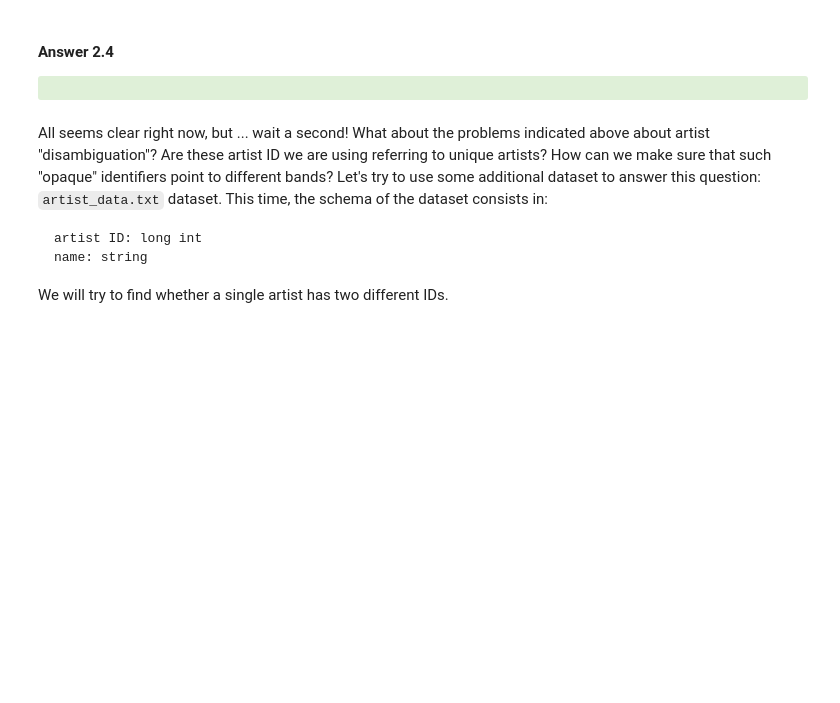
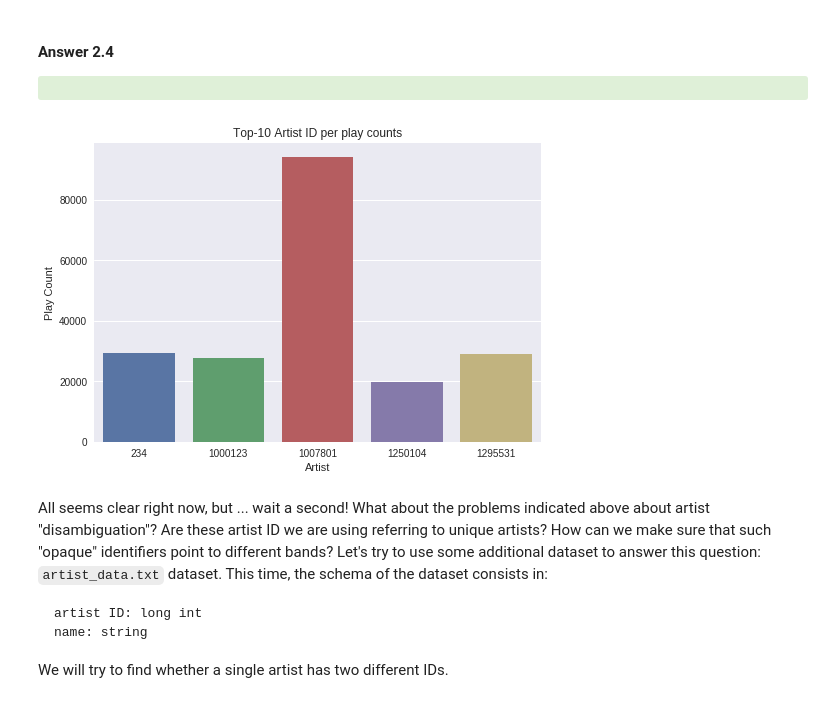
Before and after one commit to sgiammy/AML-course, a Jupyter notebook: RecSys.ipynb, the cells around one changed output. Saved outputs shown, nothing was run; the diff lists cells and outputs as text; code cells hidden in the pictures; blank space fills up the shorter version.

```diff
--- a/RecSys.ipynb
+++ b/RecSys.ipynb
@@ -390,12 +440,14 @@ Comment the figure you just obtained:
 # %%
 top5_artistPopularity = artistPopularity[:5]
 pdf                   = pd.DataFrame(data=top5_artistPopularity)
-ax                    = sns.barplot(x="artistID", y="playCount", data=pdf)
+ax                    = sns.barplot(x=pdf[0], y=pdf[1])
 
 plt.ylabel('Play Count')
 plt.xlabel('Artist')
 plt.title('Top-10 Artist ID per play counts')
 plt.show()
+# %% [output]
+[figure, added]
 # %% [markdown]
 All seems clear right now, but ... wait a second! What about the problems indicated above about artist "disambiguation"? Are these artist ID we are using referring to unique artists? How can we make sure that such "opaque" identifiers point to different bands? Let's try to use some additional dataset to answer this question:  `artist_data.txt` dataset. This time, the schema of the dataset consists in:
 
```
Also changed, not shown: parts of 38 cells of this notebook, 1 other file.
